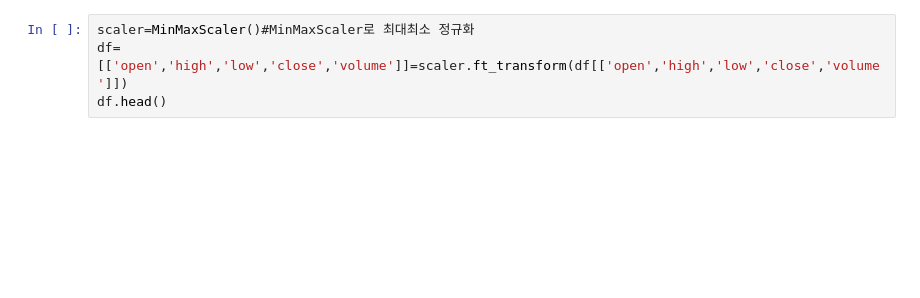
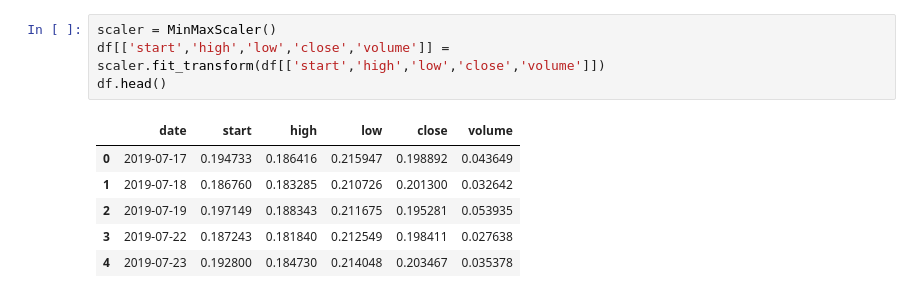
Before and after one commit to kimheeseo/pytorch-RNN, a Jupyter notebook: pytorch_RNN.ipynb, the cells around one changed output. Cells and saved outputs as stored; diff of their text form; blank space fills up the shorter version.

```diff
--- a/pytorch_RNN.ipynb
+++ b/pytorch_RNN.ipynb
@@ -27,4 +30,11 @@ df.head()
 # %%
-scaler=MinMaxScaler()#MinMaxScaler로 최대최소 정규화
-df=[['open','high','low','close','volume']]=scaler.ft_transform(df[['open','high','low','close','volume']])
+scaler = MinMaxScaler()
+df[['start','high','low','close','volume']] = scaler.fit_transform(df[['start','high','low','close','volume']])
 df.head()
+# %% [output]
+|  | date | start | high | low | close | volume |
+| 0 | 2019-07-17 | 0.194733 | 0.186416 | 0.215947 | 0.198892 | 0.043649 |
+| 1 | 2019-07-18 | 0.186760 | 0.183285 | 0.210726 | 0.201300 | 0.032642 |
+| 2 | 2019-07-19 | 0.197149 | 0.188343 | 0.211675 | 0.195281 | 0.053935 |
+| 3 | 2019-07-22 | 0.187243 | 0.181840 | 0.212549 | 0.198411 | 0.027638 |
+| 4 | 2019-07-23 | 0.192800 | 0.184730 | 0.214048 | 0.203467 | 0.035378 |
```
Also changed, not shown: parts of 15 cells of this notebook.
